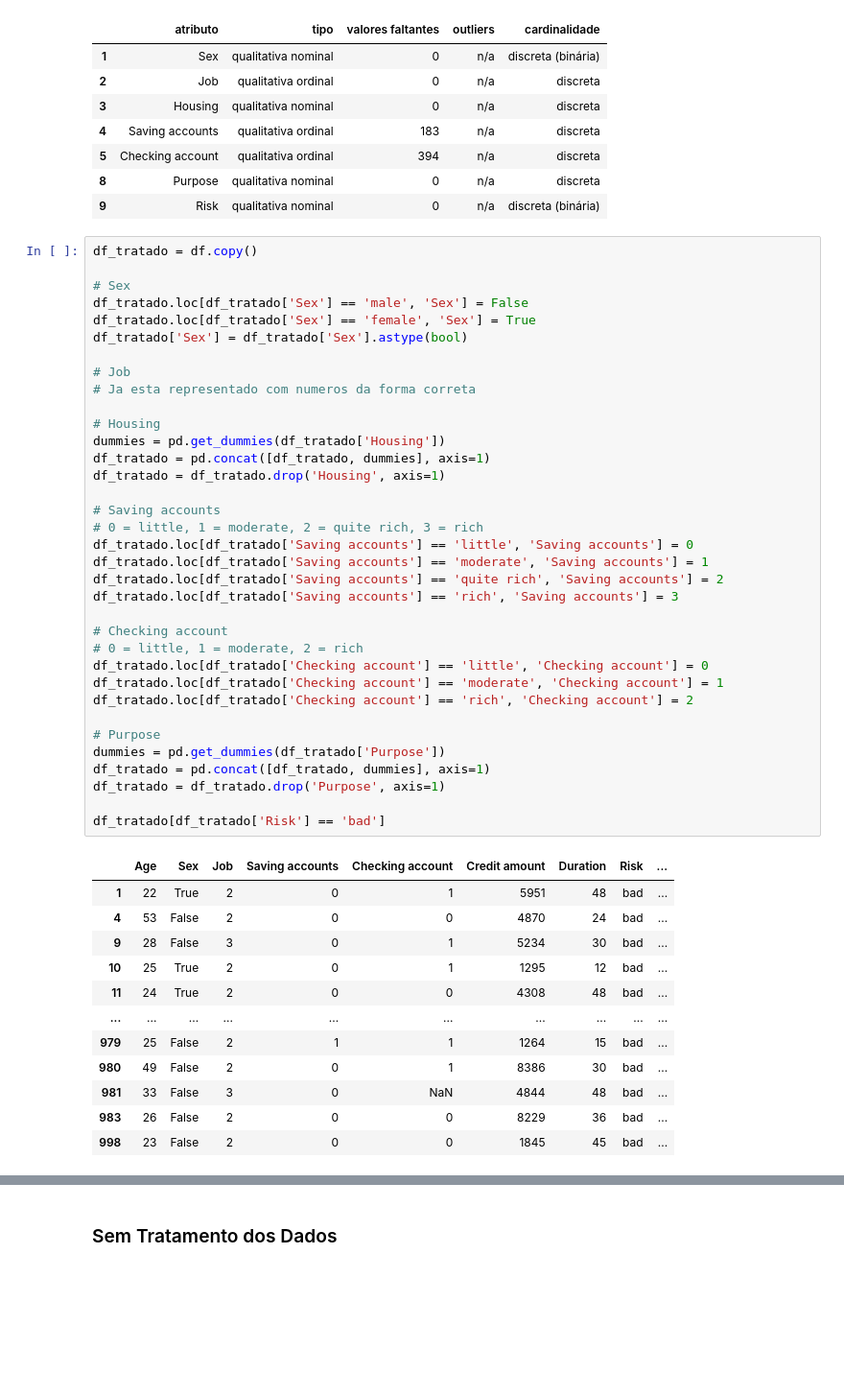
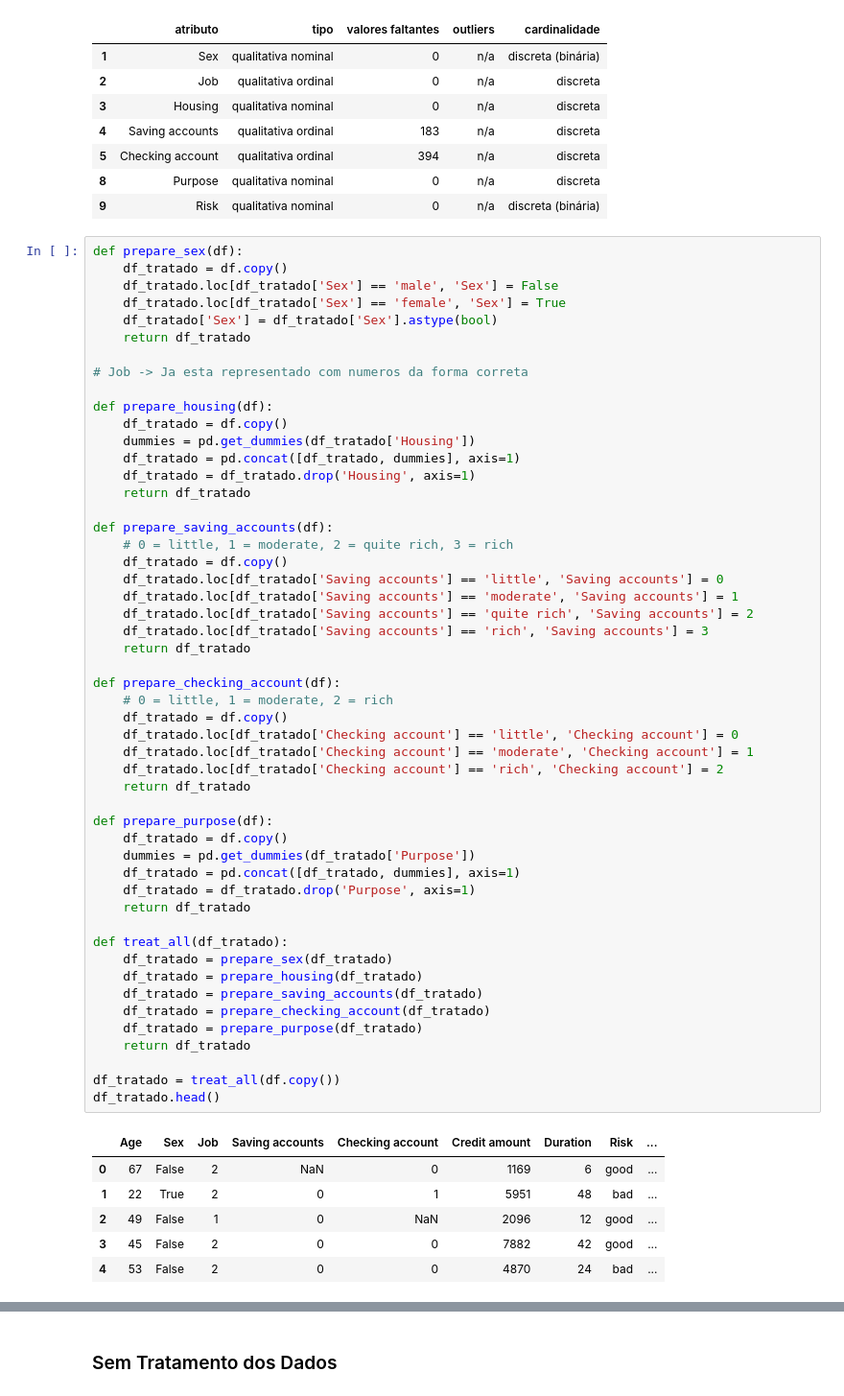
Before and after one commit to patrickpiresdev/data_science_uerj, a Jupyter notebook: Trabalho 1/Trabalho 1 - Patrick Pires/analise.ipynb, the cells around one changed output, grey strips where cells are left out. Shown at 96% size. Saved outputs shown, nothing was run; the diff lists cells and outputs as text; blank space fills up the shorter version.

```diff
--- a/Trabalho 1/Trabalho 1 - Patrick Pires/analise.ipynb
+++ b/Trabalho 1/Trabalho 1 - Patrick Pires/analise.ipynb
@@ -368,50 +399,60 @@ resumo_df[resumo_df['tipo'].str.contains('qualitativa')]
 | 8 | Purpose | qualitativa nominal | 0 | n/a | discreta |
 | 9 | Risk | qualitativa nominal | 0 | n/a | discreta (binária) |
 # %%
-df_tratado = df.copy()
+def prepare_sex(df):
+    df_tratado = df.copy()
+    df_tratado.loc[df_tratado['Sex'] == 'male', 'Sex'] = False
+    df_tratado.loc[df_tratado['Sex'] == 'female', 'Sex'] = True
+    df_tratado['Sex'] = df_tratado['Sex'].astype(bool)
+    return df_tratado
 
-# Sex
-df_tratado.loc[df_tratado['Sex'] == 'male', 'Sex'] = False
-df_tratado.loc[df_tratado['Sex'] == 'female', 'Sex'] = True
-df_tratado['Sex'] = df_tratado['Sex'].astype(bool)
+# Job -> Ja esta representado com numeros da forma correta
 
-# Job
-# Ja esta representado com numeros da forma correta
+def prepare_housing(df):
+    df_tratado = df.copy()
+    dummies = pd.get_dummies(df_tratado['Housing'])
+    df_tratado = pd.concat([df_tratado, dummies], axis=1)
+    df_tratado = df_tratado.drop('Housing', axis=1)
+    return df_tratado
 
-# Housing
-dummies = pd.get_dummies(df_tratado['Housing'])
-df_tratado = pd.concat([df_tratado, dummies], axis=1)
-df_tratado = df_tratado.drop('Housing', axis=1)
+def prepare_saving_accounts(df):
+    # 0 = little, 1 = moderate, 2 = quite rich, 3 = rich
+    df_tratado = df.copy()
+    df_tratado.loc[df_tratado['Saving accounts'] == 'little', 'Saving accounts'] = 0
+    df_tratado.loc[df_tratado['Saving accounts'] == 'moderate', 'Saving accounts'] = 1
+    df_tratado.loc[df_tratado['Saving accounts'] == 'quite rich', 'Saving accounts'] = 2
+    df_tratado.loc[df_tratado['Saving accounts'] == 'rich', 'Saving accounts'] = 3
+    return df_tratado
 
-# Saving accounts
-# 0 = little, 1 = moderate, 2 = quite rich, 3 = rich
-df_tratado.loc[df_tratado['Saving accounts'] == 'little', 'Saving accounts'] = 0
-df_tratado.loc[df_tratado['Saving accounts'] == 'moderate', 'Saving accounts'] = 1
-df_tratado.loc[df_tratado['Saving accounts'] == 'quite rich', 'Saving accounts'] = 2
-df_tratado.loc[df_tratado['Saving accounts'] == 'rich', 'Saving accounts'] = 3
+def prepare_checking_account(df):
+    # 0 = little, 1 = moderate, 2 = rich
+    df_tratado = df.copy()
+    df_tratado.loc[df_tratado['Checking account'] == 'little', 'Checking account'] = 0
+    df_tratado.loc[df_tratado['Checking account'] == 'moderate', 'Checking account'] = 1
+    df_tratado.loc[df_tratado['Checking account'] == 'rich', 'Checking account'] = 2
+    return df_tratado
 
-# Checking account
-# 0 = little, 1 = moderate, 2 = rich
-df_tratado.loc[df_tratado['Checking account'] == 'little', 'Checking account'] = 0
-df_tratado.loc[df_tratado['Checking account'] == 'moderate', 'Checking account'] = 1
-df_tratado.loc[df_tratado['Checking account'] == 'rich', 'Checking account'] = 2
+def prepare_purpose(df):
+    df_tratado = df.copy()
+    dummies = pd.get_dummies(df_tratado['Purpose'])
+    df_tratado = pd.concat([df_tratado, dummies], axis=1)
+    df_tratado = df_tratado.drop('Purpose', axis=1)
+    return df_tratado
 
-# Purpose
-dummies = pd.get_dummies(df_tratado['Purpose'])
-df_tratado = pd.concat([df_tratado, dummies], axis=1)
-df_tratado = df_tratado.drop('Purpose', axis=1)
+def treat_all(df_tratado):
+    df_tratado = prepare_sex(df_tratado)
+    df_tratado = prepare_housing(df_tratado)
+    df_tratado = prepare_saving_accounts(df_tratado)
+    df_tratado = prepare_checking_account(df_tratado)
+    df_tratado = prepare_purpose(df_tratado)
+    return df_tratado
 
-df_tratado[df_tratado['Risk'] == 'bad']
+df_tratado = treat_all(df.copy())
+df_tratado.head()
 # %% [output]
 |  | Age | Sex | Job | Saving accounts | Checking account | Credit amount | Duration | Risk | ... |
+| 0 | 67 | False | 2 | NaN | 0 | 1169 | 6 | good | ... |
 | 1 | 22 | True | 2 | 0 | 1 | 5951 | 48 | bad | ... |
+| 2 | 49 | False | 1 | 0 | NaN | 2096 | 12 | good | ... |
+| 3 | 45 | False | 2 | 0 | 0 | 7882 | 42 | good | ... |
 | 4 | 53 | False | 2 | 0 | 0 | 4870 | 24 | bad | ... |
-| 9 | 28 | False | 3 | 0 | 1 | 5234 | 30 | bad | ... |
-| 10 | 25 | True | 2 | 0 | 1 | 1295 | 12 | bad | ... |
-| 11 | 24 | True | 2 | 0 | 0 | 4308 | 48 | bad | ... |
-| ... | ... | ... | ... | ... | ... | ... | ... | ... | ... |
-| 979 | 25 | False | 2 | 1 | 1 | 1264 | 15 | bad | ... |
-| 980 | 49 | False | 2 | 0 | 1 | 8386 | 30 | bad | ... |
-| 981 | 33 | False | 3 | 0 | NaN | 4844 | 48 | bad | ... |
-| 983 | 26 | False | 2 | 0 | 0 | 8229 | 36 | bad | ... |
-| 998 | 23 | False | 2 | 0 | 0 | 1845 | 45 | bad | ... |
```
Also changed, not shown: parts of 37 cells of this notebook.
